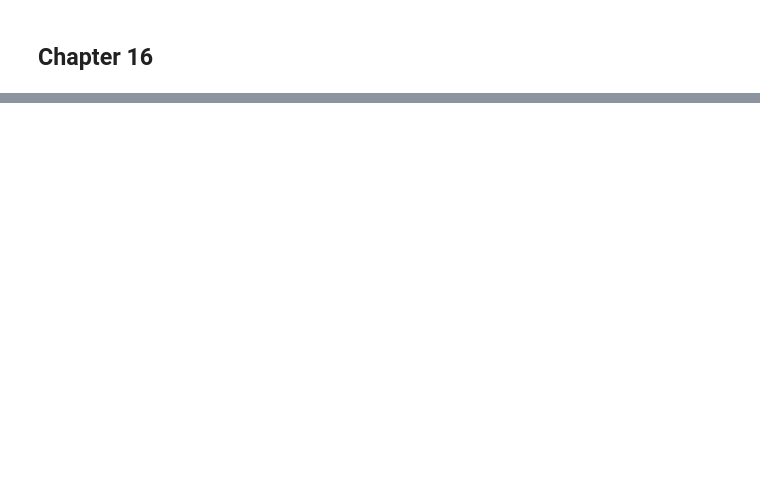
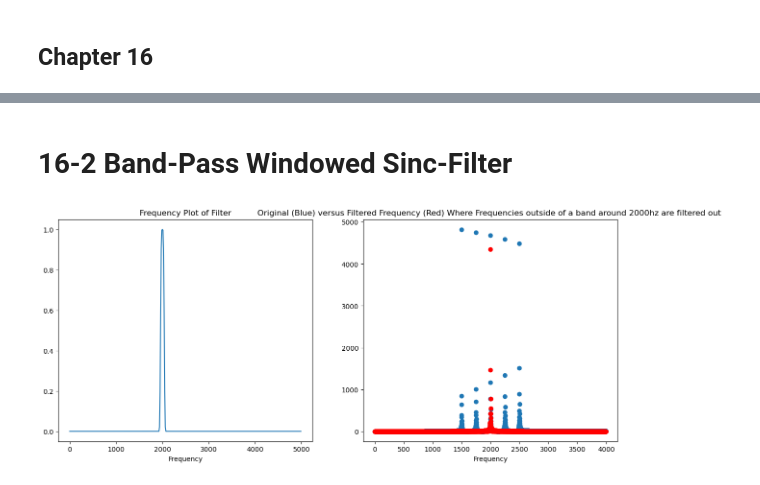
Before and after one commit to ujkam/sciengguidedsp_py, a Jupyter notebook: All_Chapters.ipynb, the cells around one changed output, grey strips where cells are left out. Cells and saved outputs as stored; diff of their text form; code cells hidden in the pictures; blank space fills up the shorter version.

```diff
--- a/All_Chapters.ipynb
+++ b/All_Chapters.ipynb
@@ -702,0 +667,2 @@ py.scatter(range(25), np.abs(scipy.fft.fft(x)[:25]))
+# %% [markdown]
+# 16-2 Band-Pass Windowed Sinc-Filter
@@ -702,0 +721,40 @@ py.scatter(range(25), np.abs(scipy.fft.fft(x)[:25]))
+# %%
+#Let's test the filter this section is not in the book.
+#Generate the signalaling tone discussed on page 293
+srate = 10000
+t = np.linspace(0,1,srate)
+
+#Generate a band of frequenices between 1500 and 2500 hz
+freqs = np.arange(1500,2501,250)
+x = np.add.reduce([np.sin(2 * np.pi * f * t) for f in freqs])
+
+#filter the data
+y = [0] * len(x)
+for j in range(m, len(x)):
+    y[j] = 0
+    for i in range(m):
+        y[j] = y[j] + x[j-i] * h[i]
+# %%
+y_out = np.abs(scipy.fft.fft(y))
+x_out = np.abs(scipy.fft.fft(x))
+filter_frequencies = scipy.fft.fftfreq(800,1/10000)
+signal_frequencies = scipy.fft.fftfreq(len(x),1/10000)[:len(x)//2]
+#Find index where frequencies are less thatn 25hz
+stop_freq = np.max(np.where(signal_frequencies < 4000))
+
+#Get the upper limit for the second plot so the amplitudes of one signal doen't drown out the other
+#y_limit = np.min([np.abs(np.max(y_out)),np.abs(np.max(x_out))])
+
+fig,ax = plt.subplots(1,2)
+fig.set_size_inches(15,6)
+#Plot FR of the filter
+ax[0].plot(filter_frequencies[:len(h)//2],np.abs(scipy.fft.fft(h))[:len(h)//2])
+ax[0].set_title('Frequency Plot of Filter')
+ax[0].set_xlabel('Frequency')
+ax[1].plot(signal_frequencies[:stop_freq],x_out[:stop_freq], 'C0o', signal_frequencies[:stop_freq],np.abs(y_out[:stop_freq]), 'ro')
+#ax[1].set_ylim([0,25])
+ax[1].set_title('Original (Blue) versus Filtered Frequency (Red) Where Frequencies outside of a band around 2000hz are filtered out ')
+ax[1].set_xlabel('Frequency')
+plt.show()
+# %% [output]
+[figure, added]
```
Also changed, not shown: parts of 15 cells of this notebook, 1 other file.
